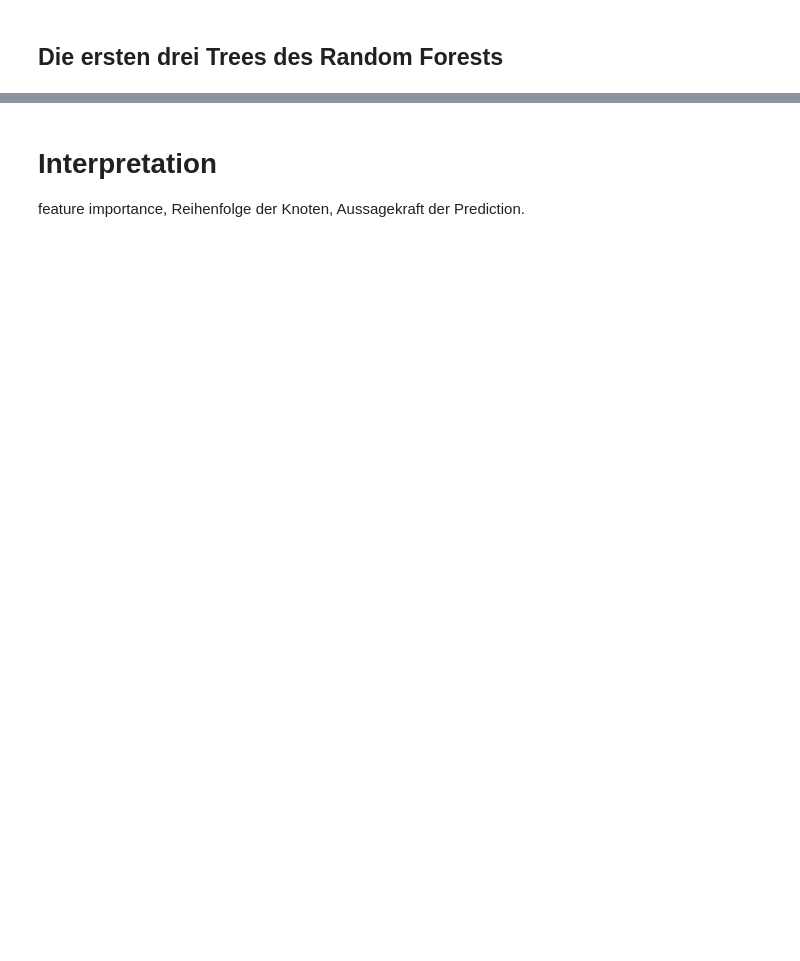
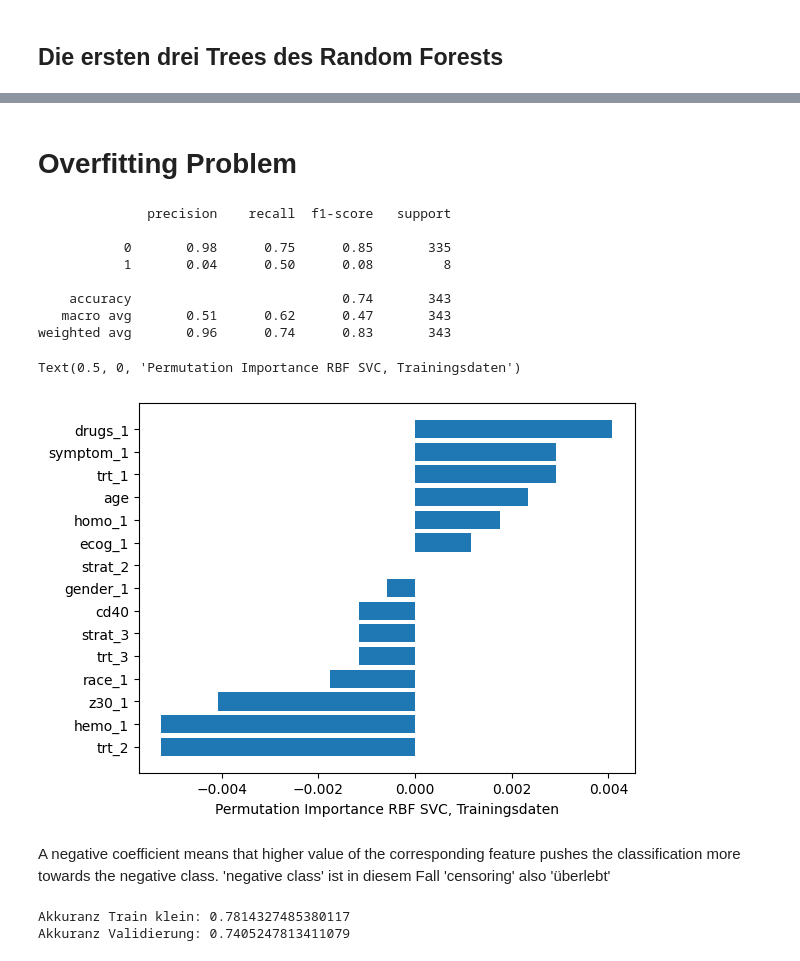
Before and after one commit to bogatyr-e/ml-prediction-aids, a Jupyter notebook: src/ml-survival-project.ipynb, the cells around one changed output, grey strips where cells are left out. Drawn from its saved outputs; the diff is of its cells as text; code cells hidden in the pictures; blank space fills up the shorter version.

```diff
--- a/src/ml-survival-project.ipynb
+++ b/src/ml-survival-project.ipynb
@@ -565,7 +565,52 @@ for i in range(3):
 [drawing not drawn]
 [drawing not drawn]
 [drawing not drawn]
-# %% [markdown]
-# Interpretation
-
-feature importance, Reihenfolge der Knoten, Aussagekraft der Prediction.
+# %% [markdown]
+# Overfitting Problem
+# %%
+X_test3 = X_test.copy()
+X_train3 = X_train.copy()
+y_train3 = y_train.copy()
+y_test3 = y_test.copy()
+# %%
+from sklearn.metrics import classification_report
+
+clf1 =  SVC(kernel='rbf', C=1.5, gamma='scale', random_state=42)
+clf1.fit(X_train3, y_train3)
+y_pred4 = clf1.predict(X_test3)
+
+print(classification_report(y_pred4, y_test3))
+
+perm_importance4 = permutation_importance(clf1, X_test3, y_test3)
+
+feature_names4 = X_train3.columns
+features = np.array(feature_names4)
+
+sorted_idx = perm_importance4.importances_mean.argsort()
+plt.barh(features[sorted_idx], perm_importance4.importances_mean[sorted_idx])
+plt.xlabel("Permutation Importance RBF SVC, Trainingsdaten")
+
+#'permutation importance' gibt wieder, wie wichtig ein feature für das vorliegende Modell ist.
+# bei RBF sind die 'coef' nicht verfügbar. - keine feature importance.
+# %% [output]
+              precision    recall  f1-score   support
+
+           0       0.98      0.75      0.85       335
+           1       0.04      0.50      0.08         8
+
+    accuracy                           0.74       343
+   macro avg       0.51      0.62      0.47       343
+weighted avg       0.96      0.74      0.83       343
+Text(0.5, 0, 'Permutation Importance RBF SVC, Trainingsdaten')
+[figure, added]
+# %% [markdown]
+A negative coefficient means that higher value of the corresponding feature pushes the classification more towards the negative class. 'negative class' ist in diesem Fall 'censoring' also 'überlebt'
+# %%
+#Accuracy im Traings- und Validierungsdatensatz
+# wie gut wurde getrennt?
+
+print("Akkuranz Train klein: {}".format(clf1.score(X_train3, y_train3)))
+print("Akkuranz Validierung: {}" .format(clf1.score(X_test3, y_test3)))
+# %% [output]
+Akkuranz Train klein: 0.7814327485380117
+Akkuranz Validierung: 0.7405247813411079
```
Also changed, not shown: parts of 41 cells of this notebook, 1 other file.
